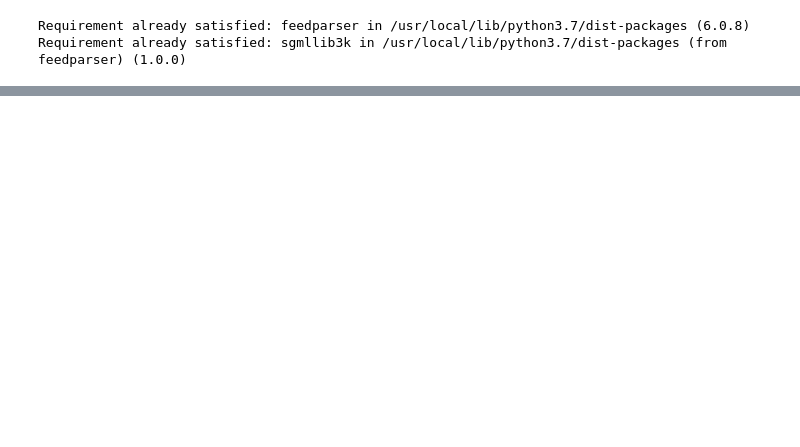
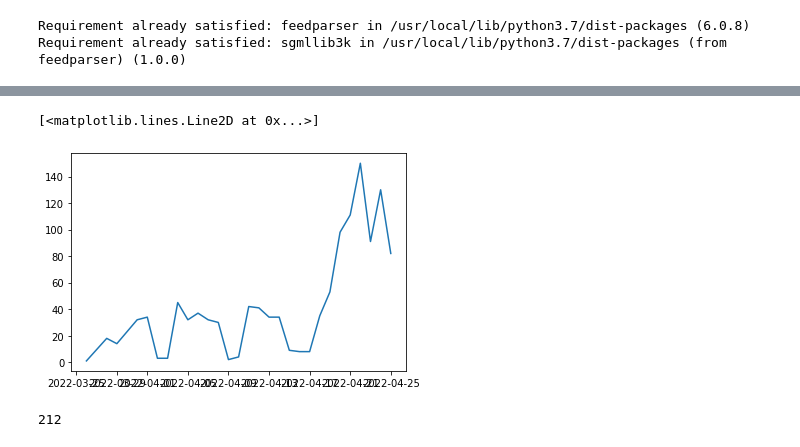
Before and after one commit to crypto-sentiment/crypto_sentiment_notebooks, a Jupyter notebook: notebooks/RSS_parser.ipynb, the cells around one changed output, grey strips where cells are left out. Drawn from its saved outputs; the diff is of its cells as text; code cells hidden in the pictures; blank space fills up the shorter version.

```diff
--- a/notebooks/RSS_parser.ipynb
+++ b/notebooks/RSS_parser.ipynb
@@ -84,0 +174,11 @@ news.date_published.min()
+# %%
+dates = pd.DataFrame(news.date.value_counts().reset_index()).sort_values('index')
+plt.plot(dates['index'], dates.date, linestyle = 'solid')
+# %% [output]
+[<matplotlib.lines.Line2D at 0x...>]
+[figure, added]
+# %%
+last_news = news[news.date > (pd.to_datetime("today") - np.timedelta64(2, 'D'))]
+len(last_news)
+# %% [output]
+212
```
Also changed, not shown: parts of 26 cells of this notebook.
